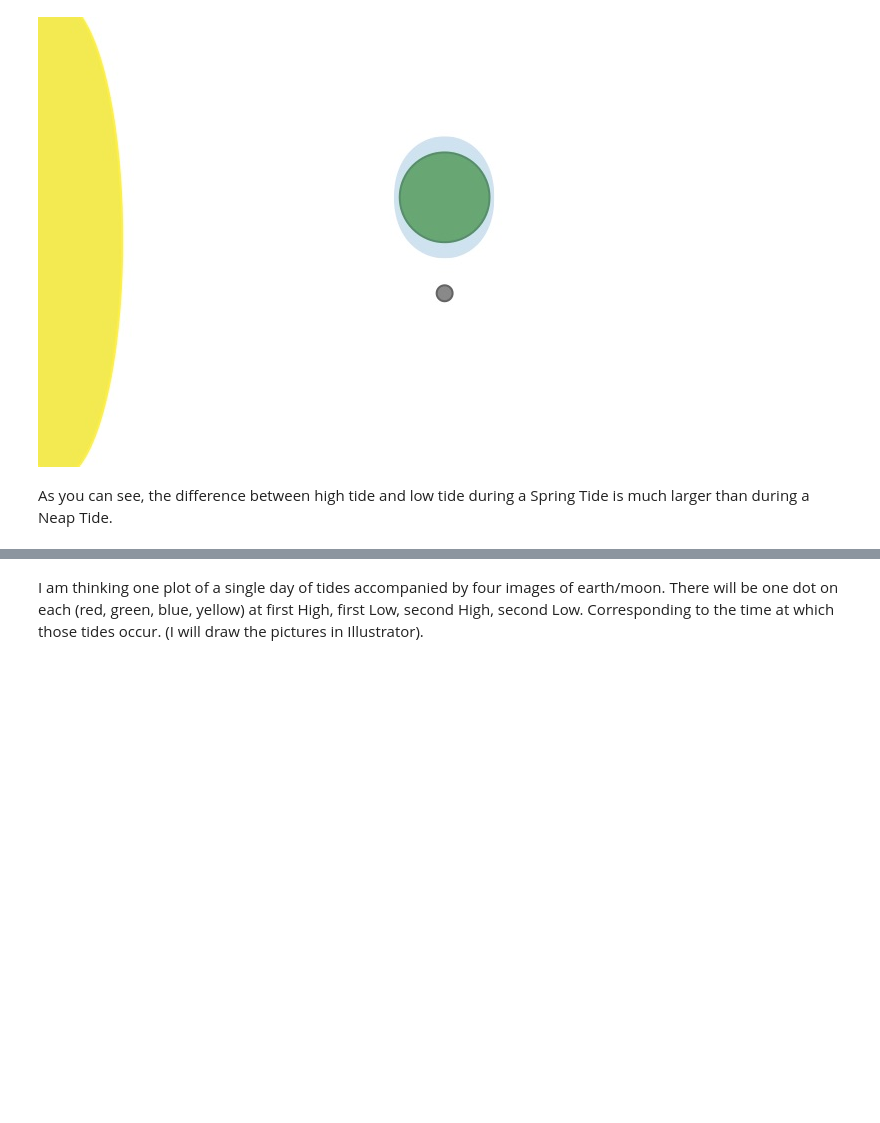
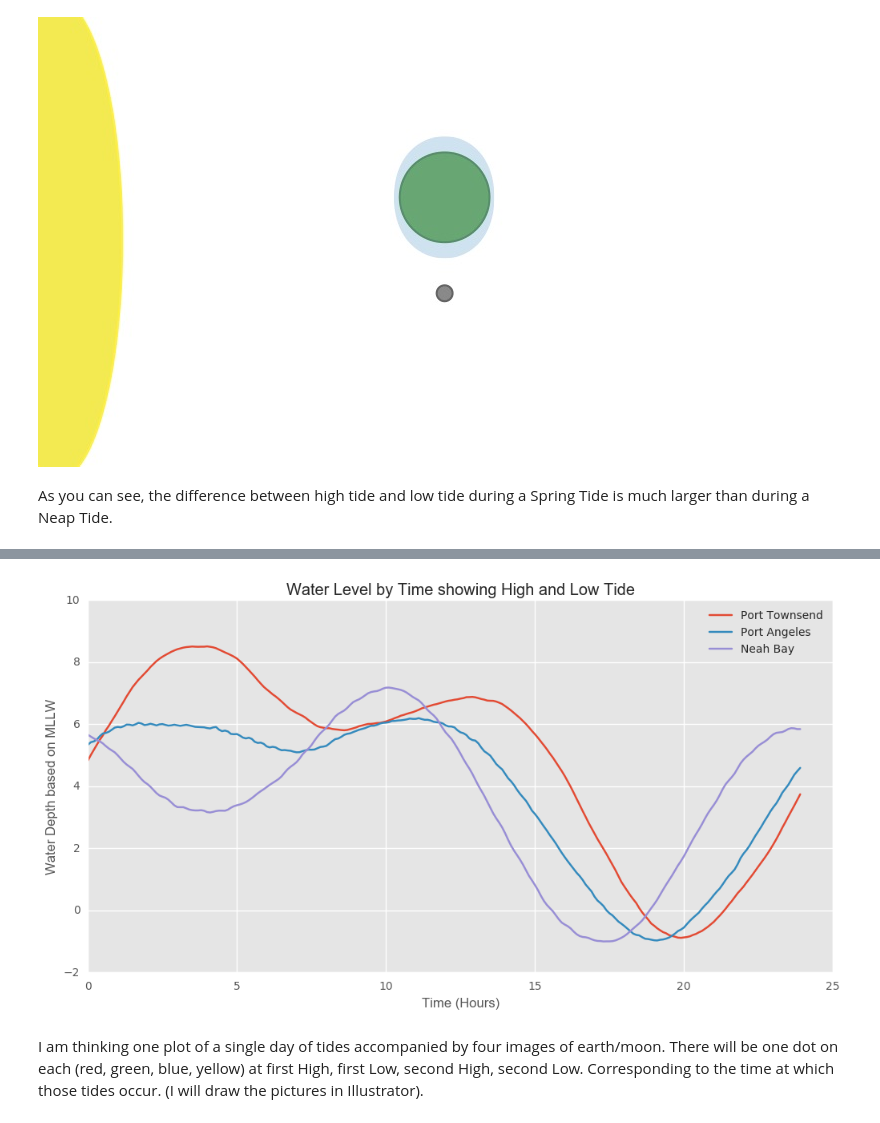
Before and after one commit to mguerrap/tydal, a Jupyter notebook: analysis/Module1_Tides_AA.ipynb, the cells around one changed output, grey strips where cells are left out. Cells and saved outputs as stored; diff of their text form; code cells hidden in the pictures; blank space fills up the shorter version.

Commit message:
Updated code for 3 graphs

```diff
--- a/analysis/Module1_Tides_AA.ipynb
+++ b/analysis/Module1_Tides_AA.ipynb
@@ -175,3 +175,11 @@ Image("../Figures/FirstQuarter.jpg")
 [figure]
 # %% [markdown]
 As you can see, the difference between high tide and low tide during a Spring Tide is much larger than during a Neap Tide.
+# %%
+PTdata = pd.read_csv('../Data/2014_PortTownsend.csv', parse_dates=['Date Time'])
+PTdata1 = f(PTdata)
+PTdata2014 = PTdata1.query('Year == 2014')
+PTdata062014 = PTdata2014.query('Month == 6')
+PTdata06012014 = PTdata062014.query('Day == 1')
+PTdata06012014_simp = PTdata06012014[['Time','Water Level']]
+PTdata06012014_simp
@@ -177,0 +205,8 @@ As you can see, the difference between high tide and low tide during a Spring Ti
+# %%
+PAdata = pd.read_csv('../Data/2014_PortAngeles.csv', parse_dates=['Date Time'])
+PAdata1 = f(PAdata)
+PAdata2014 = PAdata1.query('Year == 2014')
+PAdata062014 = PAdata2014.query('Month == 6')
+PAdata06012014 = PAdata062014.query('Day == 1')
+PAdata06012014_simp = PAdata06012014[['Time','Water Level']]
+PAdata06012014_simp
@@ -177,0 +232,8 @@ As you can see, the difference between high tide and low tide during a Spring Ti
+# %%
+NBdata = pd.read_csv('../Data/2014_NeahBay.csv', parse_dates=['Date Time'])
+NBdata1 = f(NBdata)
+NBdata2014 = NBdata1.query('Year == 2014')
+NBdata062014 = NBdata2014.query('Month == 6')
+NBdata06012014 = NBdata062014.query('Day == 1')
+NBdata06012014_simp = NBdata06012014[['Time','Water Level']]
+NBdata06012014_simp
@@ -178,3 +259,16 @@ As you can see, the difference between high tide and low tide during a Spring Ti
+# %%
+plt.style.use('ggplot')
+fig, ax = plt.subplots(figsize=(12, 6))
+plt.plot(PTdata06012014_simp['Time'], PTdata06012014_simp['Water Level'],label='Port Townsend')
+plt.plot(PAdata06012014_simp['Time'], PAdata06012014_simp['Water Level'],label='Port Angeles')
+plt.plot(NBdata06012014_simp['Time'], NBdata06012014_simp['Water Level'],label='Neah Bay')
+plt.xlabel("Time (Hours)")
+plt.ylabel("Water Depth based on MLLW")
+plt.legend()
+ax.set_title("Water Level by Time showing High and Low Tide")
+plt.show()
+# %% [output]
+[figure, added]
 # %% [markdown]
 I am thinking one plot of a single day of tides accompanied by four images of earth/moon.  There will be one dot on each (red, green, blue, yellow) at first High, first Low, second High, second Low.  Corresponding to the time at which those tides occur. (I will draw the pictures in Illustrator).
 # %% [markdown]
```
Also changed, not shown: parts of 3 cells of this notebook.
